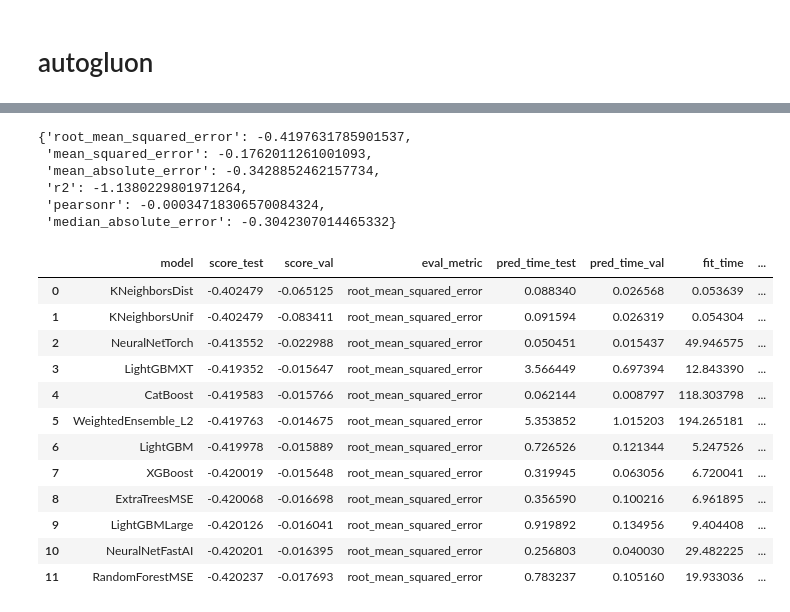
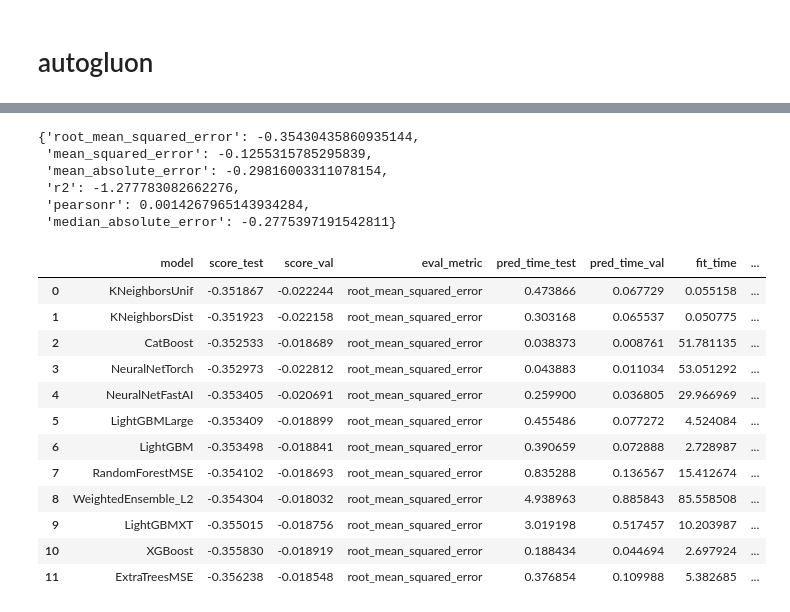
Before and after one commit to ArthurMbraga/machine-learning-project-CSC7201, a Jupyter notebook: project_new.ipynb, the cells around one changed output, grey strips where cells are left out. Saved outputs shown, nothing was run; the diff lists cells and outputs as text; code cells hidden in the pictures.

```diff
--- a/project_new.ipynb
+++ b/project_new.ipynb
@@ -392,27 +420,26 @@ predictions = predictor.predict(x_test)
 # %%
-predictor = TabularPredictor.load("/media/arthur/HD/Users/arthu/projetos/machine-learning-for-networks/project/AutogluonModels/ag-20241211_012310")
-
-predictor.evaluate(x_test)
+predictor = TabularPredictor.load("/media/arthur/HD/Users/arthu/projetos/machine-learning-for-networks/project/AutogluonModels/ag-20241217_213810")
+predictor.evaluate(df_test)
 # %% [output]
-{'root_mean_squared_error': -0.4197631785901537,
- 'mean_squared_error': -0.1762011261001093,
- 'mean_absolute_error': -0.3428852462157734,
- 'r2': -1.1380229801971264,
- 'pearsonr': -0.00034718306570084324,
- 'median_absolute_error': -0.3042307014465332}
+{'root_mean_squared_error': -0.35430435860935144,
+ 'mean_squared_error': -0.1255315785295839,
+ 'mean_absolute_error': -0.29816003311078154,
+ 'r2': -1.277783082662276,
+ 'pearsonr': 0.0014267965143934284,
+ 'median_absolute_error': -0.2775397191542811}
 # %%
-predictor.leaderboard(x_test)
+predictor.leaderboard(df_test)
 # %% [output]
 |  | model | score_test | score_val | eval_metric | pred_time_test | pred_time_val | fit_time | ... |
-| 0 | KNeighborsDist | -0.402479 | -0.065125 | root_mean_squared_error | 0.088340 | 0.026568 | 0.053639 | ... |
-| 1 | KNeighborsUnif | -0.402479 | -0.083411 | root_mean_squared_error | 0.091594 | 0.026319 | 0.054304 | ... |
-| 2 | NeuralNetTorch | -0.413552 | -0.022988 | root_mean_squared_error | 0.050451 | 0.015437 | 49.946575 | ... |
-| 3 | LightGBMXT | -0.419352 | -0.015647 | root_mean_squared_error | 3.566449 | 0.697394 | 12.843390 | ... |
-| 4 | CatBoost | -0.419583 | -0.015766 | root_mean_squared_error | 0.062144 | 0.008797 | 118.303798 | ... |
-| 5 | WeightedEnsemble_L2 | -0.419763 | -0.014675 | root_mean_squared_error | 5.353852 | 1.015203 | 194.265181 | ... |
-| 6 | LightGBM | -0.419978 | -0.015889 | root_mean_squared_error | 0.726526 | 0.121344 | 5.247526 | ... |
-| 7 | XGBoost | -0.420019 | -0.015648 | root_mean_squared_error | 0.319945 | 0.063056 | 6.720041 | ... |
-| 8 | ExtraTreesMSE | -0.420068 | -0.016698 | root_mean_squared_error | 0.356590 | 0.100216 | 6.961895 | ... |
-| 9 | LightGBMLarge | -0.420126 | -0.016041 | root_mean_squared_error | 0.919892 | 0.134956 | 9.404408 | ... |
-| 10 | NeuralNetFastAI | -0.420201 | -0.016395 | root_mean_squared_error | 0.256803 | 0.040030 | 29.482225 | ... |
-| 11 | RandomForestMSE | -0.420237 | -0.017693 | root_mean_squared_error | 0.783237 | 0.105160 | 19.933036 | ... |
+| 0 | KNeighborsUnif | -0.351867 | -0.022244 | root_mean_squared_error | 0.473866 | 0.067729 | 0.055158 | ... |
+| 1 | KNeighborsDist | -0.351923 | -0.022158 | root_mean_squared_error | 0.303168 | 0.065537 | 0.050775 | ... |
+| 2 | CatBoost | -0.352533 | -0.018689 | root_mean_squared_error | 0.038373 | 0.008761 | 51.781135 | ... |
+| 3 | NeuralNetTorch | -0.352973 | -0.022812 | root_mean_squared_error | 0.043883 | 0.011034 | 53.051292 | ... |
+| 4 | NeuralNetFastAI | -0.353405 | -0.020691 | root_mean_squared_error | 0.259900 | 0.036805 | 29.966969 | ... |
+| 5 | LightGBMLarge | -0.353409 | -0.018899 | root_mean_squared_error | 0.455486 | 0.077272 | 4.524084 | ... |
+| 6 | LightGBM | -0.353498 | -0.018841 | root_mean_squared_error | 0.390659 | 0.072888 | 2.728987 | ... |
+| 7 | RandomForestMSE | -0.354102 | -0.018693 | root_mean_squared_error | 0.835288 | 0.136567 | 15.412674 | ... |
+| 8 | WeightedEnsemble_L2 | -0.354304 | -0.018032 | root_mean_squared_error | 4.938963 | 0.885843 | 85.558508 | ... |
+| 9 | LightGBMXT | -0.355015 | -0.018756 | root_mean_squared_error | 3.019198 | 0.517457 | 10.203987 | ... |
+| 10 | XGBoost | -0.355830 | -0.018919 | root_mean_squared_error | 0.188434 | 0.044694 | 2.697924 | ... |
+| 11 | ExtraTreesMSE | -0.356238 | -0.018548 | root_mean_squared_error | 0.376854 | 0.109988 | 5.382685 | ... |
```
Also changed, not shown: parts of 10 cells of this notebook.
